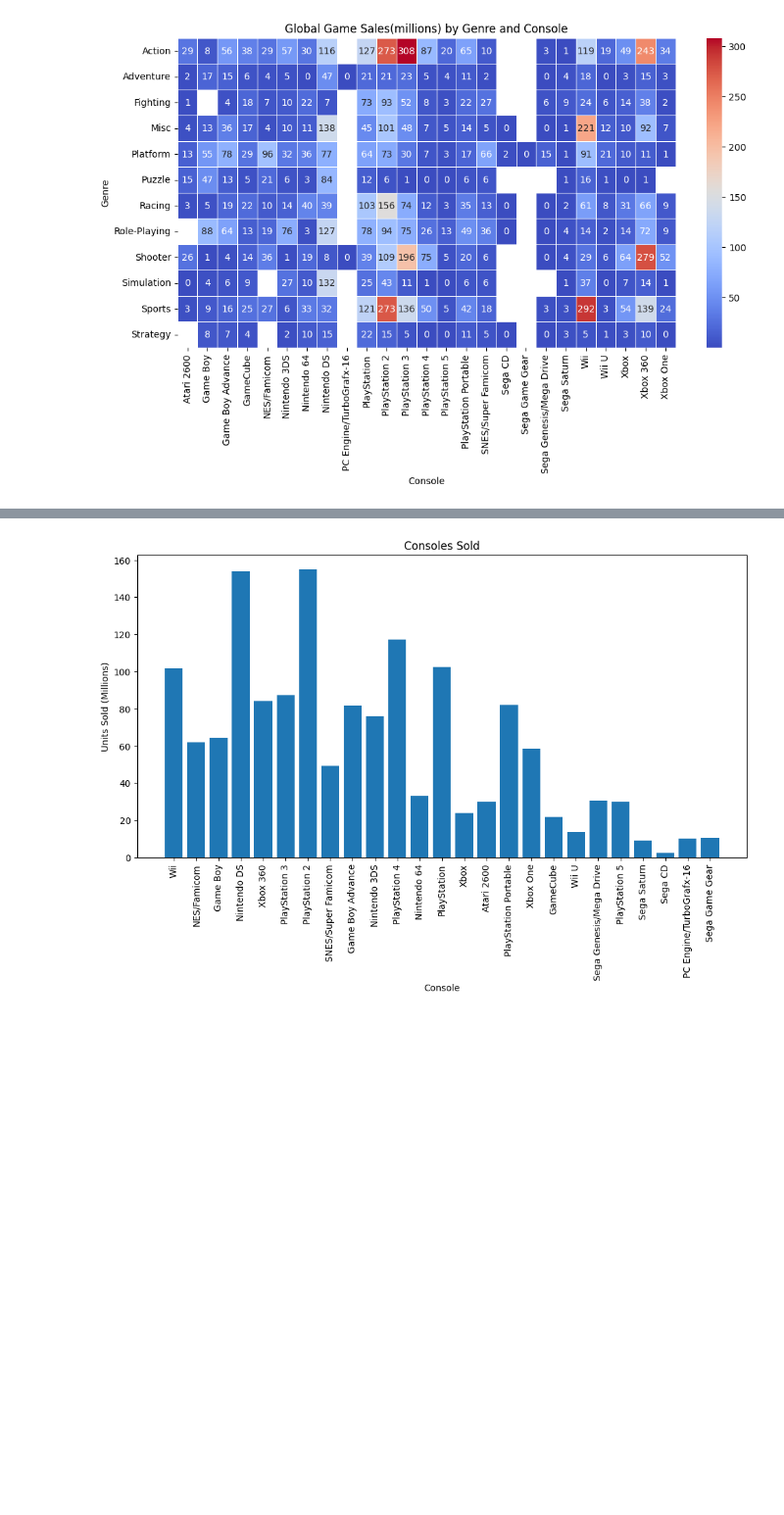
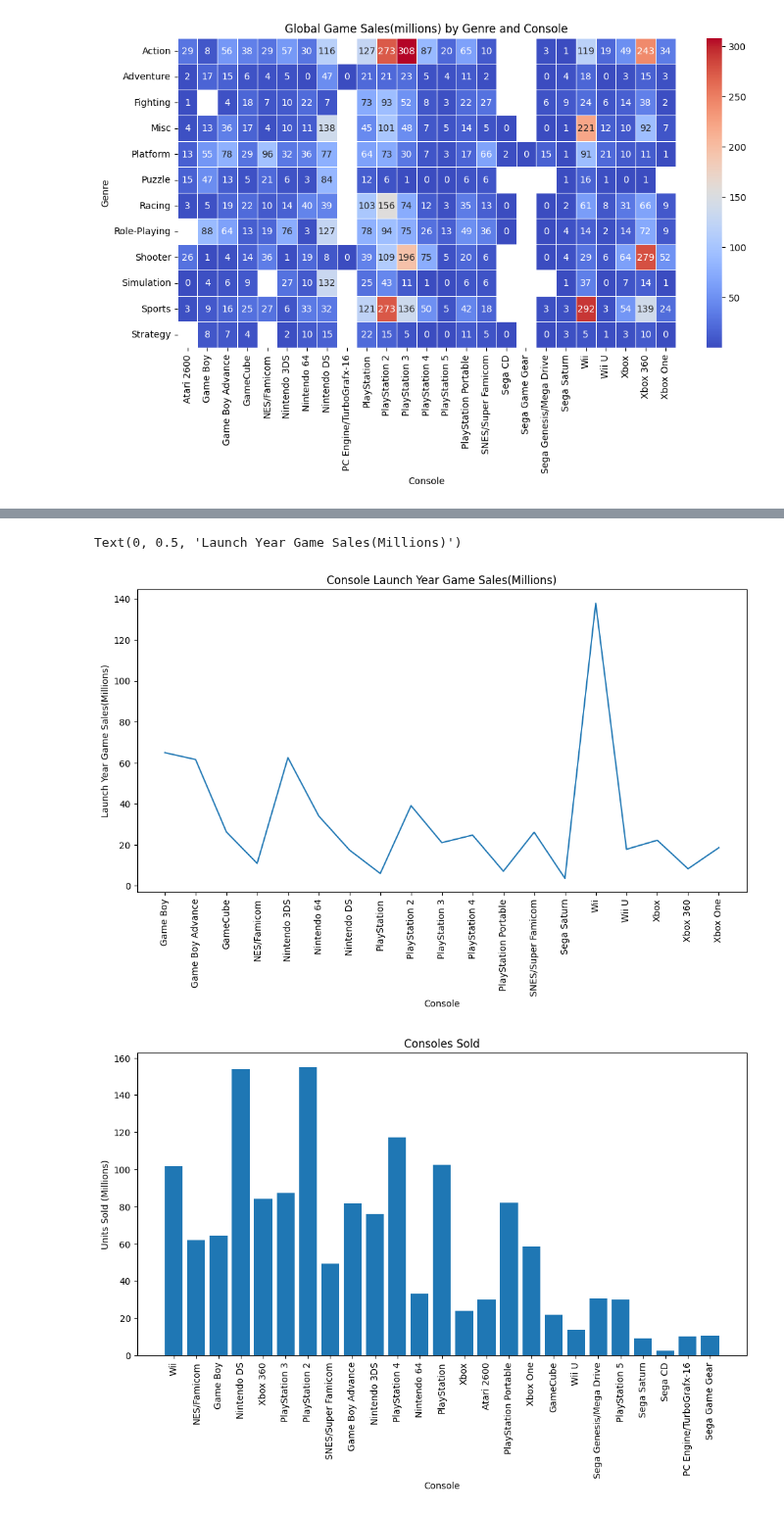
Before and after one commit to V-Pool/vg_sales, a Jupyter notebook: sales.ipynb, the cells around one changed output, grey strips where cells are left out. Shown at 98% size. Saved outputs shown, nothing was run; the diff lists cells and outputs as text; code cells hidden in the pictures; blank space fills up the shorter version.

```diff
--- a/sales.ipynb
+++ b/sales.ipynb
@@ -260,6 +260,6 @@ games_yr_console_released.head(5)
 | 18 | Super Mario World | SNES/Super Famicom | 1990 | Platform | Nintendo | 12.78 | 3.75 | 3.54 | 0.55 | ... |
 | 21 | Super Mario Land | Game Boy | 1989 | Platform | Nintendo | 10.83 | 2.71 | 4.18 | 0.42 | ... |
 # %%
-launch_year_game_sales = games_yr_console_released.groupby('Platform')['Global Sales'].sum()
+launch_year_game_sales = games_yr_console_released.groupby('Platform')['Global Sales'].sum().reset_index()
 launch_year_game_sales
 # %% [output]
@@ -283,3 +283,13 @@ Name: Global Sales, dtype: float64
+# %%
+plt.figure(figsize=(12, 6))
+plt.plot(launch_year_game_sales['Platform'], launch_year_game_sales['Global Sales'])
+plt.title('Console Launch Year Game Sales(Millions)')
+plt.xlabel('Console')
+plt.xticks(rotation=90)
+plt.ylabel('Launch Year Game Sales(Millions)')
+# %% [output]
+Text(0, 0.5, 'Launch Year Game Sales(Millions)')
+[figure, added]
 # %%
 plt.figure(figsize=(12, 6))
 plt.bar(merged_col_rename['Platform'], merged_col_rename['Consoles Sold'])
```
Also changed, not shown: parts of 2 cells of this notebook.
